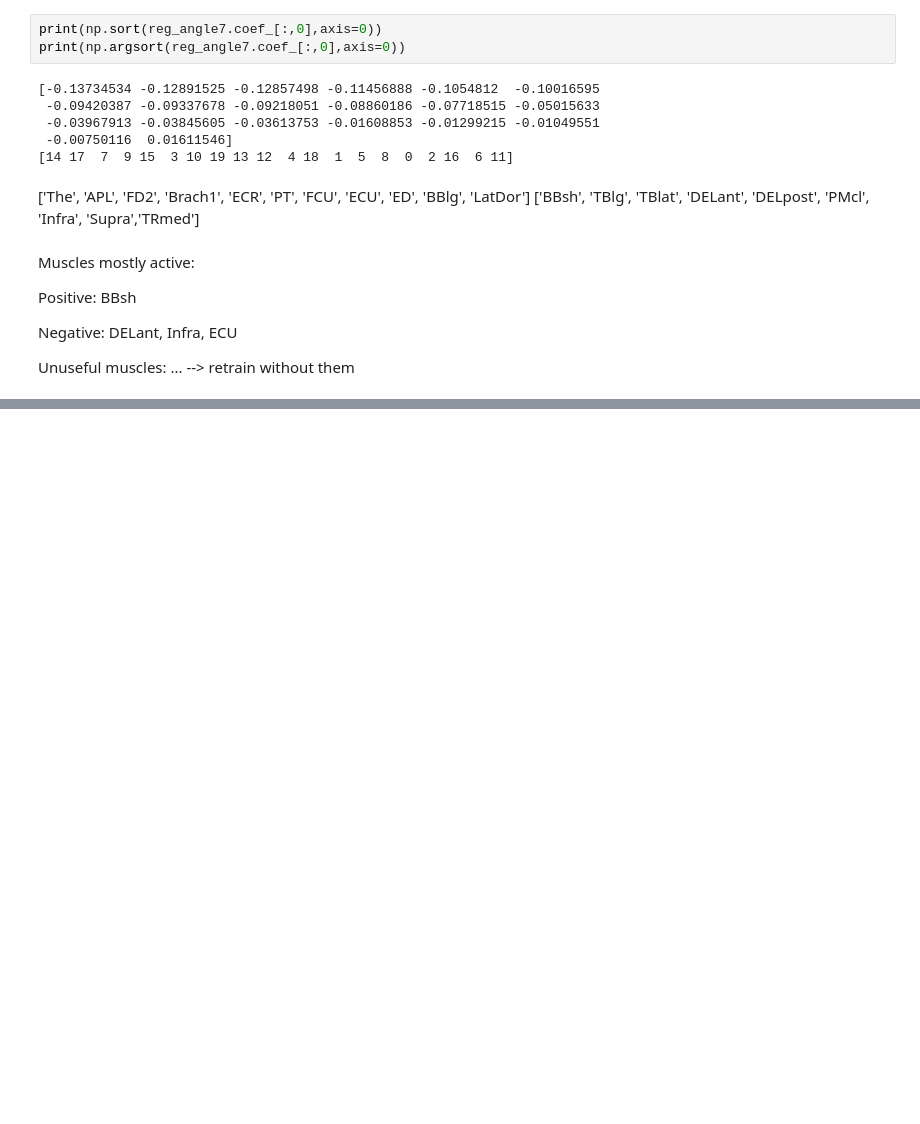
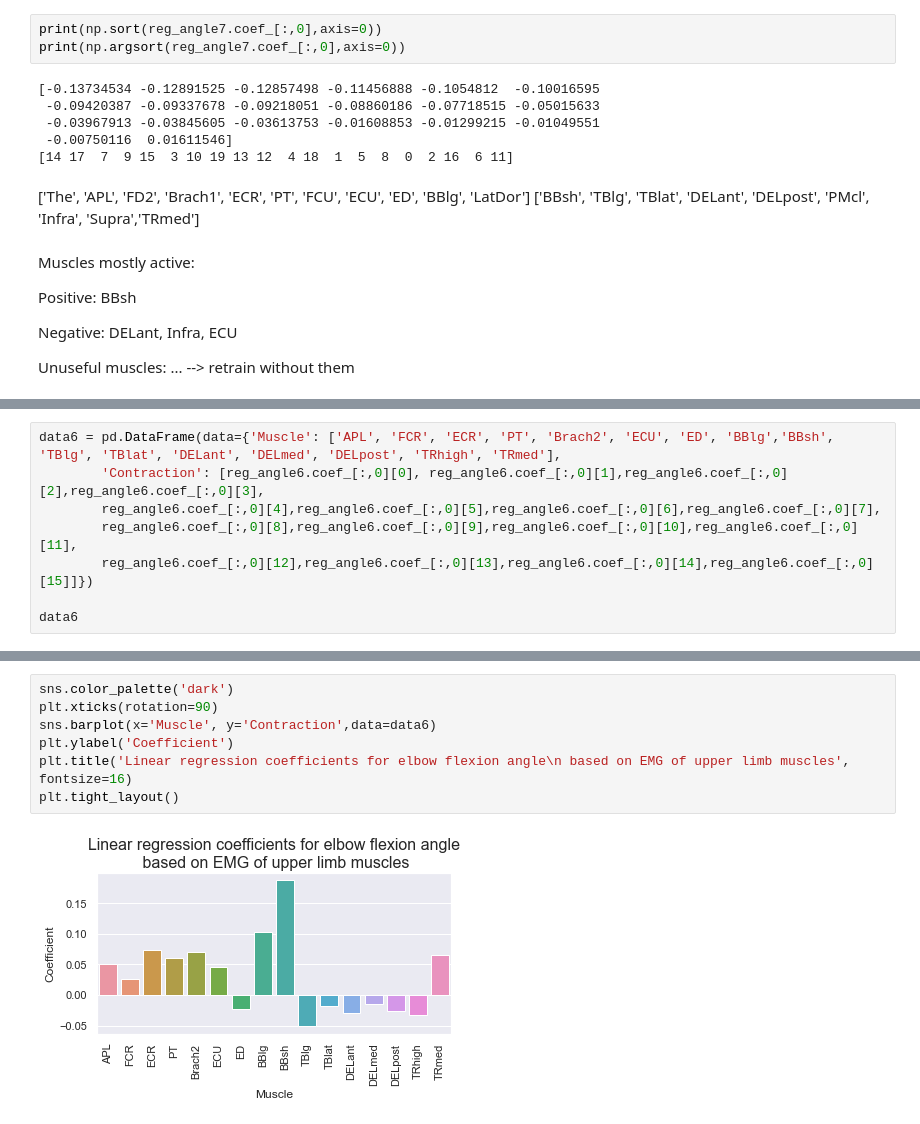
Before and after one commit to davidcian/motion-tracking-triggered-ees, a Jupyter notebook: EMG_analysis/Mapping/EMG - linear reg.ipynb, the cells around one changed output, grey strips where cells are left out. Cells and saved outputs as stored; diff of their text form; blank space fills up the shorter version.

Commit message:
plot

```diff
--- a/EMG_analysis/Mapping/EMG - linear reg.ipynb
+++ b/EMG_analysis/Mapping/EMG - linear reg.ipynb
@@ -880,0 +883,8 @@ Unuseful muscles:
+# %%
+data6 = pd.DataFrame(data={'Muscle': ['APL', 'FCR', 'ECR', 'PT', 'Brach2', 'ECU', 'ED', 'BBlg','BBsh', 'TBlg', 'TBlat', 'DELant', 'DELmed', 'DELpost', 'TRhigh', 'TRmed'],
+        'Contraction': [reg_angle6.coef_[:,0][0], reg_angle6.coef_[:,0][1],reg_angle6.coef_[:,0][2],reg_angle6.coef_[:,0][3],
+        reg_angle6.coef_[:,0][4],reg_angle6.coef_[:,0][5],reg_angle6.coef_[:,0][6],reg_angle6.coef_[:,0][7],
+        reg_angle6.coef_[:,0][8],reg_angle6.coef_[:,0][9],reg_angle6.coef_[:,0][10],reg_angle6.coef_[:,0][11],
+        reg_angle6.coef_[:,0][12],reg_angle6.coef_[:,0][13],reg_angle6.coef_[:,0][14],reg_angle6.coef_[:,0][15]]})
+
+data6
@@ -880,0 +909,9 @@ Unuseful muscles:
+# %%
+sns.color_palette('dark')
+plt.xticks(rotation=90)
+sns.barplot(x='Muscle', y='Contraction',data=data6)
+plt.ylabel('Coefficient')
+plt.title('Linear regression coefficients for elbow flexion angle\n based on EMG of upper limb muscles', fontsize=16)
+plt.tight_layout()
+# %% [output]
+[figure, added]
```
Also changed, not shown: parts of 10 cells of this notebook.
